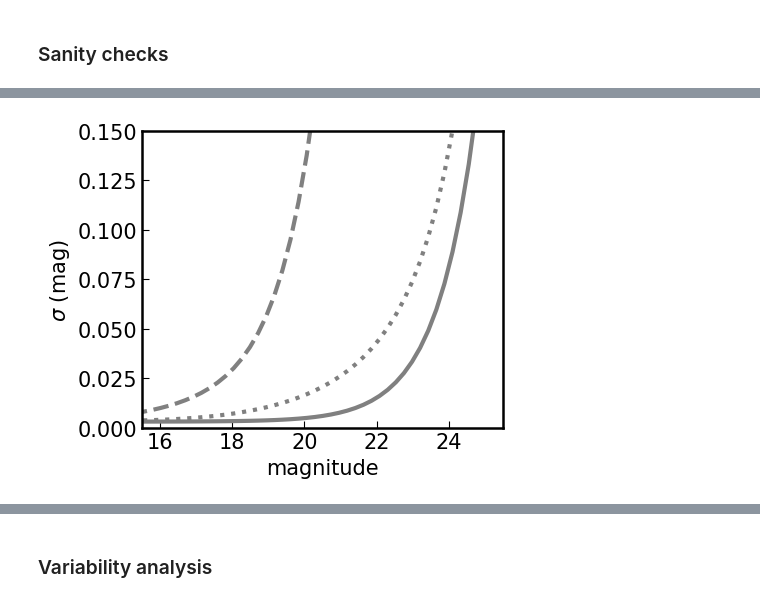
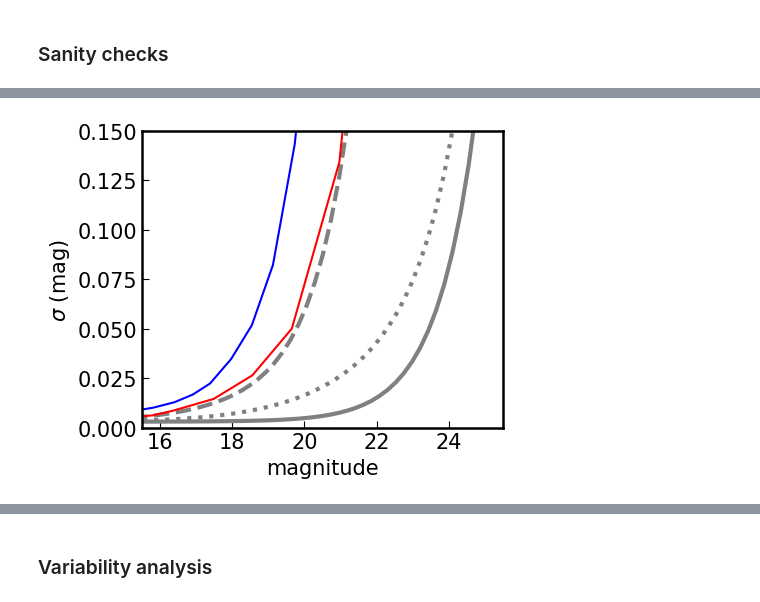
Before and after one commit to burke86/imbh_forecast, a Jupyter notebook: forecast.ipynb, the cells around one changed output, grey strips where cells are left out. Saved outputs shown, nothing was run; the diff lists cells and outputs as text; code cells hidden in the pictures.

```diff
--- a/forecast.ipynb
+++ b/forecast.ipynb
@@ -760,26 +798,37 @@ ptf
 # %%
 fig, ax = plt.subplots(1, 1, figsize=(5, 4))
 
 m_eval = np.linspace(14, 25)
 
 pm_prec_lsst = pm_prec(m_eval, gamma=gamma['lsst'], m_5=m_5['lsst'])
-pm_prec_ptf = pm_prec(m_eval, gamma=gamma['ptf'], m_5=m_5['ptf'])
+pm_prec_ptf = pm_prec(m_eval, gamma=gamma['ptf'], m_5=21.5)
 pm_prec_des = pm_prec(m_eval, gamma=gamma['des-sn'], m_5=m_5['des-sn'])
 
 # 5-sigma limiting depth increases with ~sqrt(len(t_obs)*0.3) frames, assuming 30% of the images are used for the template.
 
 
 ax.plot(m_eval, pm_prec_lsst, color='gray', lw=3)
 ax.plot(m_eval, pm_prec_ptf, color='gray', lw=3, linestyle='dashed')
 ax.plot(m_eval, pm_prec_des, color='gray', lw=3, linestyle='dotted')
 
+# https://iopscience.iop.org/article/10.1086/664065/meta
+dat = np.loadtxt('ptf_pmp.txt', delimiter=',')
+m = dat[:,0]
+dm = dat[:,1]
+ax.plot(m, dm, color='b')
+
+dat = np.loadtxt('test.txt', delimiter=',')
+m = dat[:,0]
+dm = dat[:,1]
+ax.plot(m, 10**dm, color='r') # variable shit is roughly above this line in BGG20
+
 
 ax.set_xlim(15.5, 25.5)
 ax.set_ylim(0, .15)
 ax.set_ylabel(r'$\sigma$ (mag)')
 ax.set_xlabel(r'magnitude')
 
 fig.tight_layout()
 fig.savefig('phprec.pdf', dpi=300)
 # %% [output]
-[figure, old version]
+[figure, new version]
```
Also changed, not shown: parts of 23 cells of this notebook, 1 other file.
